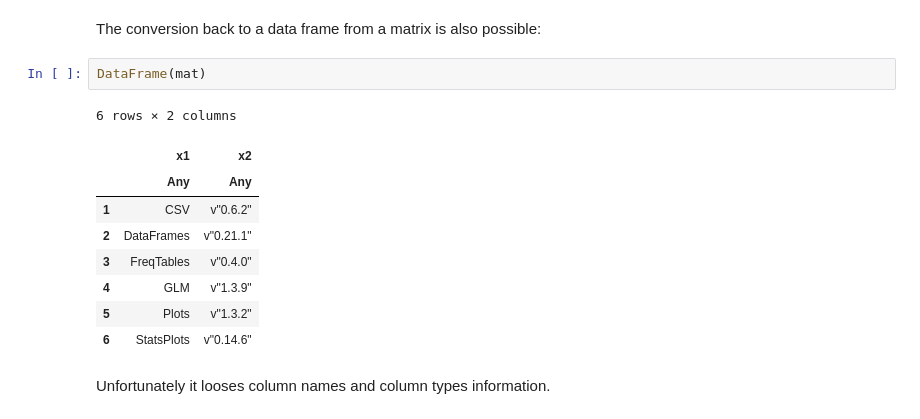
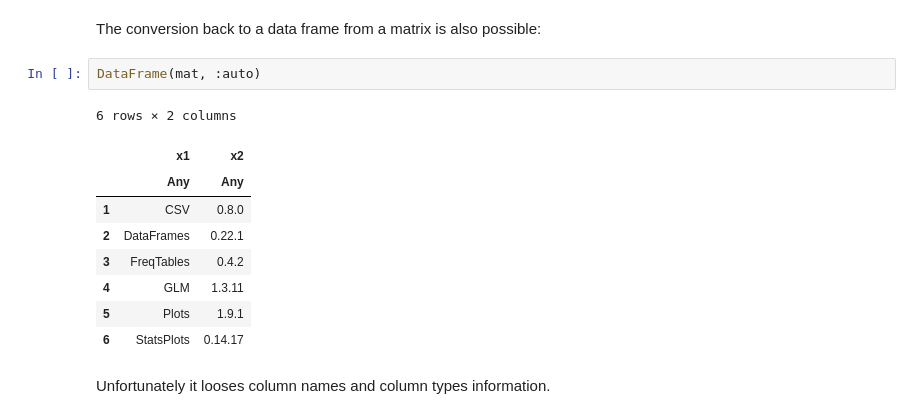
Before and after one commit to bkamins/JuliaCon2019-DataFrames-Tutorial, a Jupyter notebook: DataFramesIntroduction.ipynb, the cells around one changed output. Cells and saved outputs as stored; diff of their text form.

Commit message:
update to DataFrames.jl version 0.22

```diff
--- a/DataFramesIntroduction.ipynb
+++ b/DataFramesIntroduction.ipynb
@@ -216,17 +216,17 @@ mat = Matrix(versions_df)
 # %% [markdown]
 The conversion back to a data frame from a matrix is also possible:
 # %%
-DataFrame(mat)
+DataFrame(mat, :auto)
 # %% [output]
 6 rows × 2 columns
 |  | x1 | x2 |
 |  | Any | Any |
-| 1 | CSV | v"0.6.2" |
-| 2 | DataFrames | v"0.21.1" |
-| 3 | FreqTables | v"0.4.0" |
-| 4 | GLM | v"1.3.9" |
-| 5 | Plots | v"1.3.2" |
-| 6 | StatsPlots | v"0.14.6" |
+| 1 | CSV | 0.8.0 |
+| 2 | DataFrames | 0.22.1 |
+| 3 | FreqTables | 0.4.2 |
+| 4 | GLM | 1.3.11 |
+| 5 | Plots | 1.9.1 |
+| 6 | StatsPlots | 0.14.17 |
 # %% [markdown]
 Unfortunately it looses column names and column types information.
 # %% [markdown]
```
Also changed, not shown: parts of 39 cells of this notebook, 3 other files.
